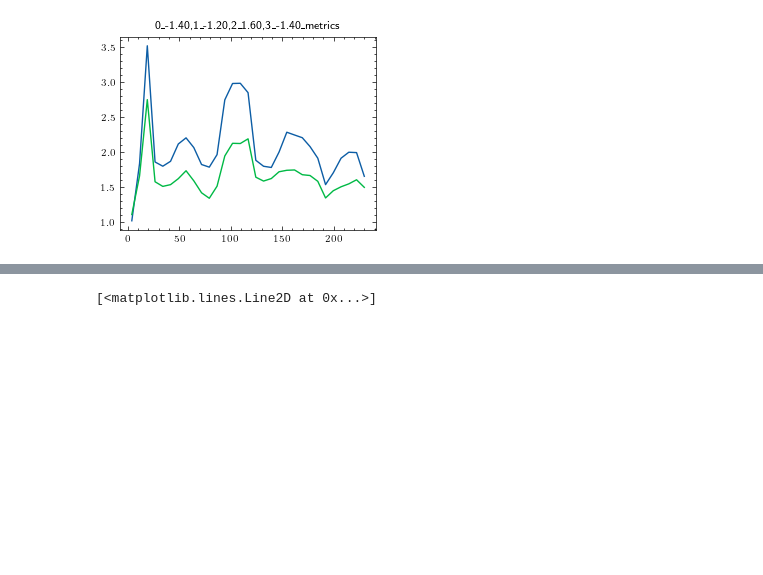
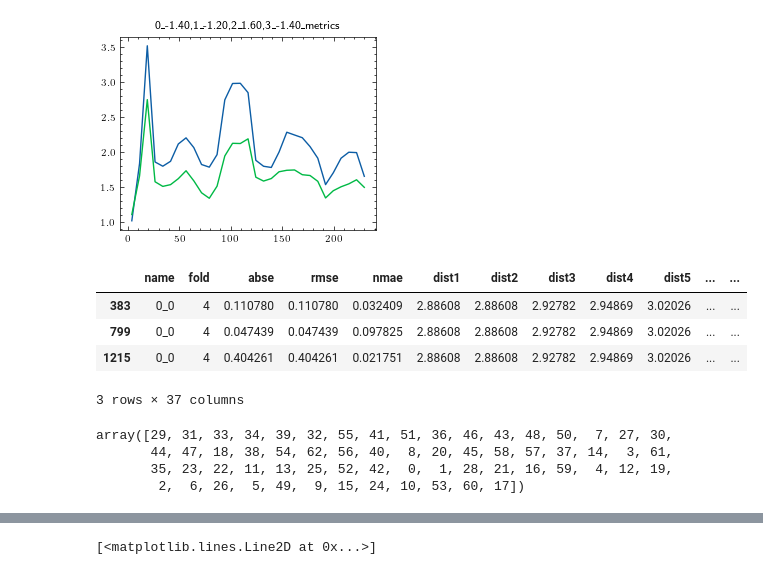
Before and after one commit to scarpma/aorta_lib, a Jupyter notebook: examples/test.ipynb, the cells around one changed output, grey strips where cells are left out. Drawn from its saved outputs; the diff is of its cells as text; code cells hidden in the pictures; blank space fills up the shorter version.

```diff
--- a/examples/test.ipynb
+++ b/examples/test.ipynb
@@ -287,3 +277,41 @@ for i in range(-1,-10,-1):
 [figure]
 [figure]
 [figure]
+# %%
+meshes_dist3 = dict(
+  low=list(),
+  med=list(),
+  high=list(),
+)
+llim = [0,4]
+mlim = [14,18]
+hlim = [28,35]
+hemo_odir_vmtk = Path('../aorta_lib/hemodyn/odir_noLATIN1_evaluate_vmtk')
+samples = sorted(list(hemo_odir_vmtk.glob('*[!cl].vtp')))
+for i in tqdm.tqdm(
+        range(len(samples)),
+        desc='Loading simulations', ncols=100):
+  #print(samples[i])
+  sample = samples[i]
+  #m = pv.read(sample)
+  name = '_'.join(sample.stem.split('_')[:-1])
+  dist3 = df[df['name']==name].iloc[0]['dist3']
+  keys = ['low','med','high']
+  for kk,lim in enumerate([llim, mlim,hlim]):
+    if dist3 >= lim[0] and dist3 <= lim[1]:
+      meshes_dist3[keys[kk]].append(name)
+# %%
+df[df['name']==meshes_dist3['low'][0]]
+# %% [output]
+|  | name | fold | abse | rmse | nmae | dist1 | dist2 | dist3 | dist4 | dist5 | ... | ... |
+| 383 | 0_0 | 4 | 0.110780 | 0.110780 | 0.032409 | 2.88608 | 2.88608 | 2.92782 | 2.94869 | 3.02026 | ... | ... |
+| 799 | 0_0 | 4 | 0.047439 | 0.047439 | 0.097825 | 2.88608 | 2.88608 | 2.92782 | 2.94869 | 3.02026 | ... | ... |
+| 1215 | 0_0 | 4 | 0.404261 | 0.404261 | 0.021751 | 2.88608 | 2.88608 | 2.92782 | 2.94869 | 3.02026 | ... | ... |
+3 rows × 37 columns
+# %%
+np.argsort([df[df['name'] == meshes_dist3['med'][i]]['nmae'].iloc[0] for i in range(len(meshes_dist3['med']))])
+# %% [output]
+array([29, 31, 33, 34, 39, 32, 55, 41, 51, 36, 46, 43, 48, 50,  7, 27, 30,
+       44, 47, 18, 38, 54, 62, 56, 40,  8, 20, 45, 58, 57, 37, 14,  3, 61,
+       35, 23, 22, 11, 13, 25, 52, 42,  0,  1, 28, 21, 16, 59,  4, 12, 19,
+        2,  6, 26,  5, 49,  9, 15, 24, 10, 53, 60, 17])
```
Also changed, not shown: parts of 10 cells of this notebook, 2 other files.
